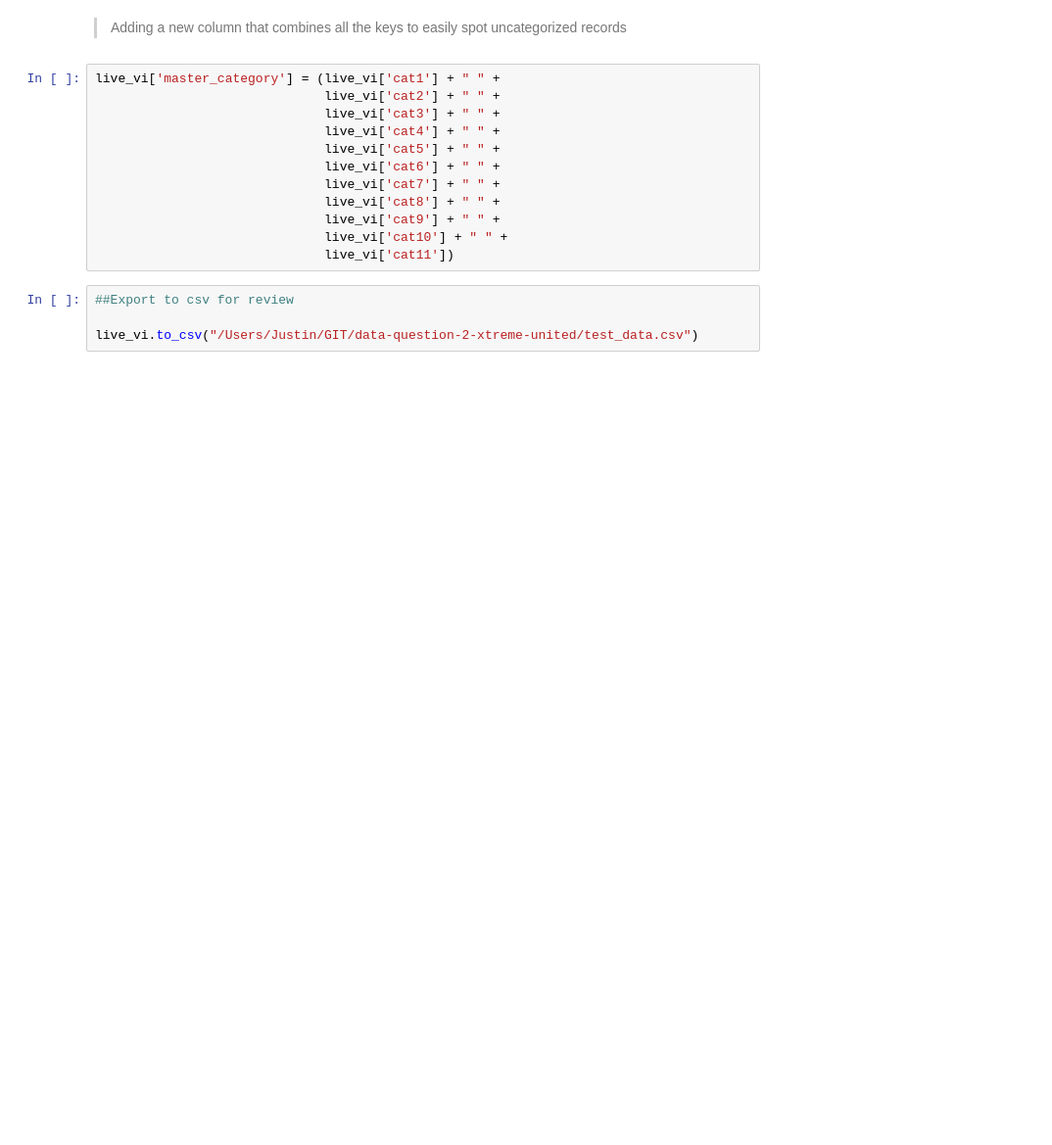
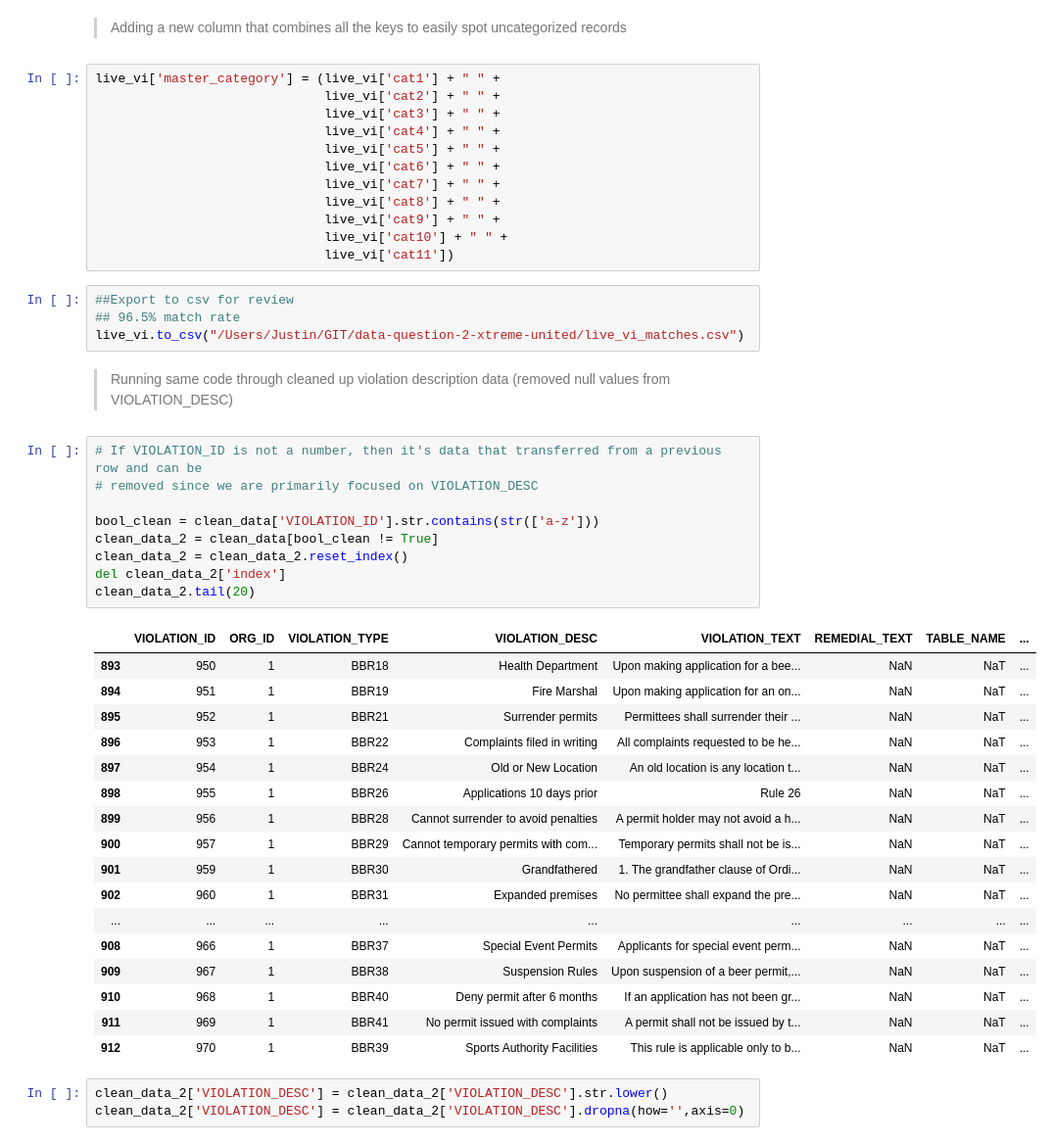
Before and after one commit to shrutijalewar/data-question-2-xtreme-united, a Jupyter notebook: DataQuestion2.ipynb, the cells around one changed output. Shown at 98% size. Saved outputs shown, nothing was run; the diff lists cells and outputs as text; blank space fills up the shorter version.

Commit message:
refined word selections and created vi_desc_matches

```diff
--- a/DataQuestion2.ipynb
+++ b/DataQuestion2.ipynb
@@ -1161,5 +1183,37 @@ live_vi['master_category'] = (live_vi['cat1'] + " " +
                               live_vi['cat11'])
 # %%
 ##Export to csv for review
-
-live_vi.to_csv("/Users/Justin/GIT/data-question-2-xtreme-united/test_data.csv")
+## 96.5% match rate
+live_vi.to_csv("/Users/Justin/GIT/data-question-2-xtreme-united/live_vi_matches.csv")
+# %% [markdown]
+> Running same code through cleaned up violation description data (removed null values from VIOLATION_DESC)
+# %%
+# If VIOLATION_ID is not a number, then it's data that transferred from a previous row and can be
+# removed since we are primarily focused on VIOLATION_DESC
+
+bool_clean = clean_data['VIOLATION_ID'].str.contains(str(['a-z']))
+clean_data_2 = clean_data[bool_clean != True]
+clean_data_2 = clean_data_2.reset_index()
+del clean_data_2['index']
+clean_data_2.tail(20)
+# %% [output]
+|  | VIOLATION_ID | ORG_ID | VIOLATION_TYPE | VIOLATION_DESC | VIOLATION_TEXT | REMEDIAL_TEXT | TABLE_NAME | ... |
+| 893 | 950 | 1 | BBR18 | Health Department | Upon making application for a bee... | NaN | NaT | ... |
+| 894 | 951 | 1 | BBR19 | Fire Marshal | Upon making application for an on... | NaN | NaT | ... |
+| 895 | 952 | 1 | BBR21 | Surrender permits | Permittees shall surrender their ... | NaN | NaT | ... |
+| 896 | 953 | 1 | BBR22 | Complaints filed in writing | All complaints requested to be he... | NaN | NaT | ... |
+| 897 | 954 | 1 | BBR24 | Old or New Location | An old location is any location t... | NaN | NaT | ... |
+| 898 | 955 | 1 | BBR26 | Applications 10 days prior | Rule 26 | NaN | NaT | ... |
+| 899 | 956 | 1 | BBR28 | Cannot surrender to avoid penalties | A permit holder may not avoid a h... | NaN | NaT | ... |
+| 900 | 957 | 1 | BBR29 | Cannot temporary permits with com... | Temporary permits shall not be is... | NaN | NaT | ... |
+| 901 | 959 | 1 | BBR30 | Grandfathered | 1. The grandfather clause of Ordi... | NaN | NaT | ... |
+| 902 | 960 | 1 | BBR31 | Expanded premises | No permittee shall expand the pre... | NaN | NaT | ... |
+| ... | ... | ... | ... | ... | ... | ... | ... | ... |
+| 908 | 966 | 1 | BBR37 | Special Event Permits | Applicants for special event perm... | NaN | NaT | ... |
+| 909 | 967 | 1 | BBR38 | Suspension Rules | Upon suspension of a beer permit,... | NaN | NaT | ... |
+| 910 | 968 | 1 | BBR40 | Deny permit after 6 months | If an application has not been gr... | NaN | NaT | ... |
+| 911 | 969 | 1 | BBR41 | No permit issued with complaints | A permit shall not be issued by t... | NaN | NaT | ... |
+| 912 | 970 | 1 | BBR39 | Sports Authority Facilities | This rule is applicable only to b... | NaN | NaT | ... |
+# %%
+clean_data_2['VIOLATION_DESC'] = clean_data_2['VIOLATION_DESC'].str.lower()
+clean_data_2['VIOLATION_DESC'] = clean_data_2['VIOLATION_DESC'].dropna(how='',axis=0)
```
Also changed, not shown: parts of 16 cells of this notebook, 4 other files.
